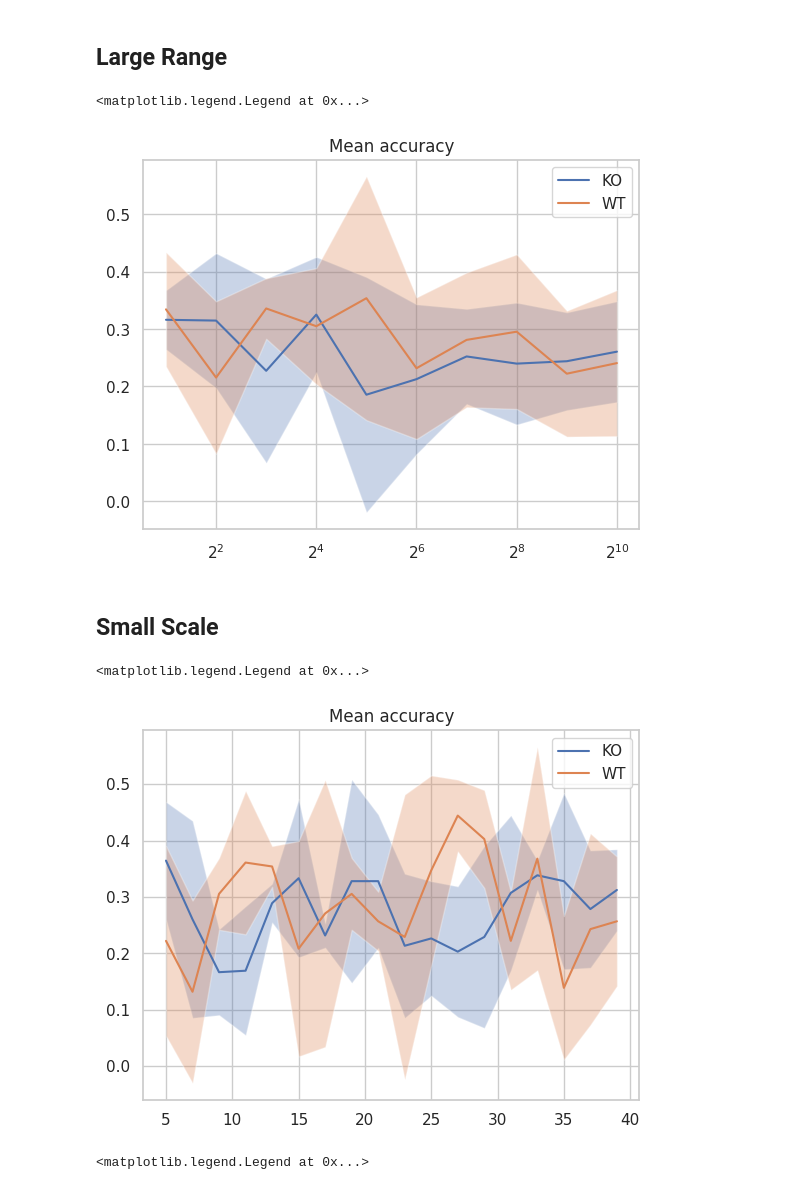
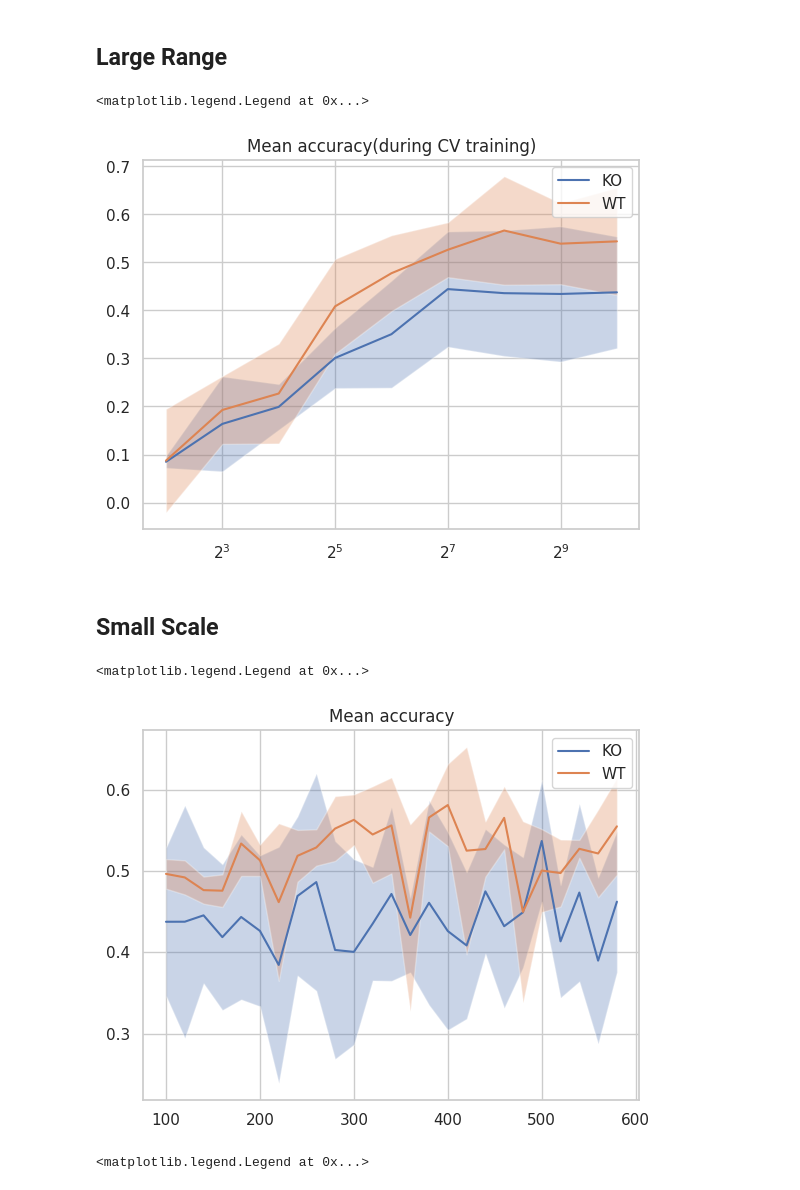
Before and after one commit to kisaragiRY/decoding-DG, a Jupyter notebook: notebooks/3-decoding-model/2-classification/3-time-series-classification/2-implement/04-rocket-tuning.ipynb, the cells around one changed output. Cells and saved outputs as stored; diff of their text form; code cells hidden in the pictures.

Commit message:
tuning with cv results #42

```diff
--- a/notebooks/3-decoding-model/2-classification/3-time-series-classification/2-implement/04-rocket-tuning.ipynb
+++ b/notebooks/3-decoding-model/2-classification/3-time-series-classification/2-implement/04-rocket-tuning.ipynb
@@ -24,36 +24,36 @@ datalist = ParamDir().data_path_list
 # %%
 result_org = []
 for data_dir in datalist:
     data_name = str(data_dir).split('/')[-1]
     with open(ParamDir().output_dir/data_name/(f"tsc_tuning_rocket_large_scale.pickle"),"rb") as f:
         result_all = pickle.load(f)
     for result in result_all:
         if "KO" in data_name:
-            result_org.append((np.mean(result["scores"]), result["K"], result["num_kernels"], "KO"))
+            result_org.append((result['estimator'].best_score_, result["K"], result["num_kernels"], "KO"))
         else:
-            result_org.append((np.mean(result["scores"]), result["K"], result["num_kernels"], "WT"))
+            result_org.append((result['estimator'].best_score_, result["K"], result["num_kernels"], "WT"))
 
 df = pd.DataFrame(result_org, columns=["scores", "K", "num_kernels", "mouse_type"])
 
 fig, ax = plt.subplots()
 ax.set_xscale("log", base=2)
 # for K_values in df["K"].unique():
 K_values = 16
 xx = df[df["K"]==K_values].groupby(["mouse_type", "num_kernels"])["scores"].mean().loc["KO"]
 KO_std = df[df["K"]==K_values].groupby(["mouse_type", "num_kernels"])["scores"].std().loc["KO"]
 ax.plot(xx, label="KO")
 ax.fill_between(xx.index, xx-KO_std, xx+KO_std, alpha=.3)
 
 xx = df[df["K"]==K_values].groupby(["mouse_type", "num_kernels"])["scores"].mean().loc["WT"]
 WT_std = df[df["K"]==K_values].groupby(["mouse_type", "num_kernels"])["scores"].std().loc["WT"]
 ax.plot(xx, label="WT")
 ax.fill_between(xx.index, xx-WT_std, xx+WT_std, alpha=.3)
 
-ax.set_title("Mean accuracy")
+ax.set_title("Mean accuracy(during CV training)")
 plt.legend()
 # %% [output]
 <matplotlib.legend.Legend at 0x...>
-[figure, old version]
+[figure, new version]
 # %% [markdown]
 ## Small Scale
 # %%
@@ -65,14 +65,14 @@ for data_dir in datalist[:7]:
 
     for result in result_all:
         if "KO" in data_name:
-            result_org.append((np.mean(result["scores"]), result["K"], result["num_kernels"], "KO"))
+            result_org.append((result['estimator'].best_score_, result["K"], result["num_kernels"], "KO"))
         else:
-            result_org.append((np.mean(result["scores"]), result["K"], result["num_kernels"], "WT"))
+            result_org.append((result['estimator'].best_score_, result["K"], result["num_kernels"], "WT"))
 
 df = pd.DataFrame(result_org, columns=["scores", "K", "num_kernels", "mouse_type"])
 
 fig, ax = plt.subplots()
-K_values
+
 xx = df.groupby(["mouse_type", "num_kernels"])["scores"].mean().loc["KO"]
 KO_std = df.groupby(["mouse_type", "num_kernels"])["scores"].std().loc["KO"]
 ax.plot(xx, label="KO")
@@ -87,7 +87,7 @@ ax.set_title("Mean accuracy")
 plt.legend()
 # %% [output]
 <matplotlib.legend.Legend at 0x...>
-[figure, old version]
+[figure, new version]
 # %%
 prep = []
 for data_dir in datalist:
```
